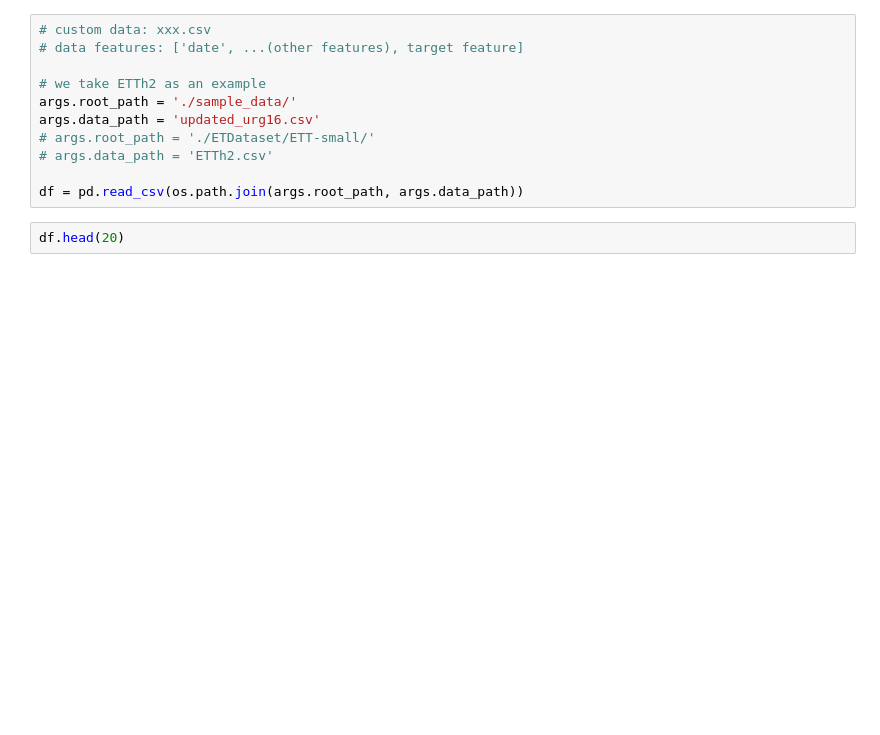
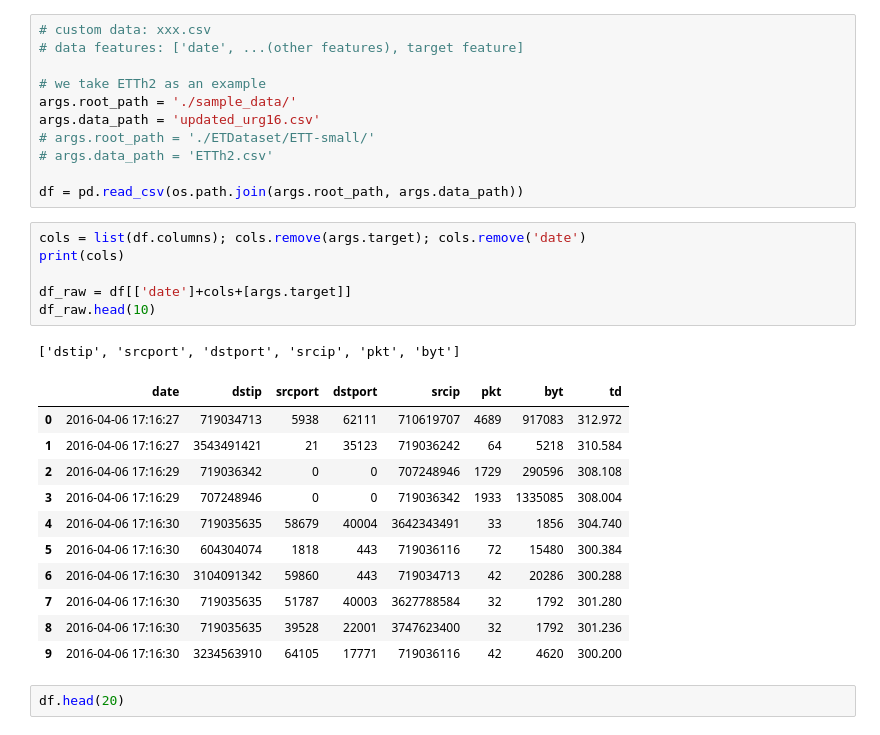
Before and after one commit to koseoyoung/Informer2020, a Jupyter notebook: Informer_with_netflow_multivariate.ipynb, the cells around one changed output. Drawn from its saved outputs; the diff is of its cells as text; blank space fills up the shorter version.

```diff
--- a/Informer_with_netflow_multivariate.ipynb
+++ b/Informer_with_netflow_multivariate.ipynb
@@ -215,6 +215,25 @@ args.data_path = 'updated_urg16.csv'
 # args.data_path = 'ETTh2.csv'
 
 df = pd.read_csv(os.path.join(args.root_path, args.data_path))
+# %%
+cols = list(df.columns); cols.remove(args.target); cols.remove('date')
+print(cols)
+
+df_raw = df[['date']+cols+[args.target]]
+df_raw.head(10)
+# %% [output]
+['dstip', 'srcport', 'dstport', 'srcip', 'pkt', 'byt']
+|  | date | dstip | srcport | dstport | srcip | pkt | byt | td |
+| 0 | 2016-04-06 17:16:27 | 719034713 | 5938 | 62111 | 710619707 | 4689 | 917083 | 312.972 |
+| 1 | 2016-04-06 17:16:27 | 3543491421 | 21 | 35123 | 719036242 | 64 | 5218 | 310.584 |
+| 2 | 2016-04-06 17:16:29 | 719036342 | 0 | 0 | 707248946 | 1729 | 290596 | 308.108 |
+| 3 | 2016-04-06 17:16:29 | 707248946 | 0 | 0 | 719036342 | 1933 | 1335085 | 308.004 |
+| 4 | 2016-04-06 17:16:30 | 719035635 | 58679 | 40004 | 3642343491 | 33 | 1856 | 304.740 |
+| 5 | 2016-04-06 17:16:30 | 604304074 | 1818 | 443 | 719036116 | 72 | 15480 | 300.384 |
+| 6 | 2016-04-06 17:16:30 | 3104091342 | 59860 | 443 | 719034713 | 42 | 20286 | 300.288 |
+| 7 | 2016-04-06 17:16:30 | 719035635 | 51787 | 40003 | 3627788584 | 32 | 1792 | 301.280 |
+| 8 | 2016-04-06 17:16:30 | 719035635 | 39528 | 22001 | 3747623400 | 32 | 1792 | 301.236 |
+| 9 | 2016-04-06 17:16:30 | 3234563910 | 64105 | 17771 | 719036116 | 42 | 4620 | 300.200 |
 # %%
 df.head(20)
 # %% [output]
```
Also changed, not shown: parts of 3 cells of this notebook.
